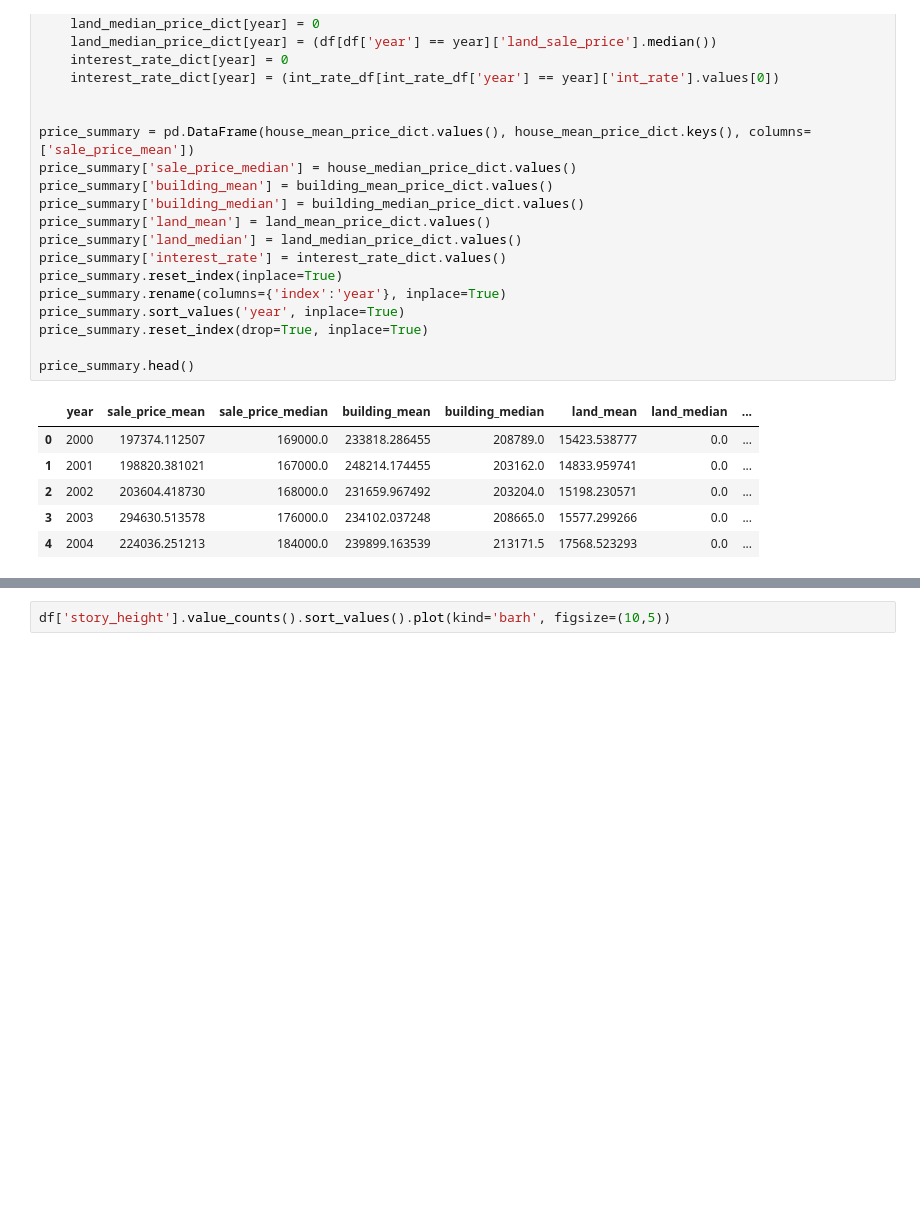
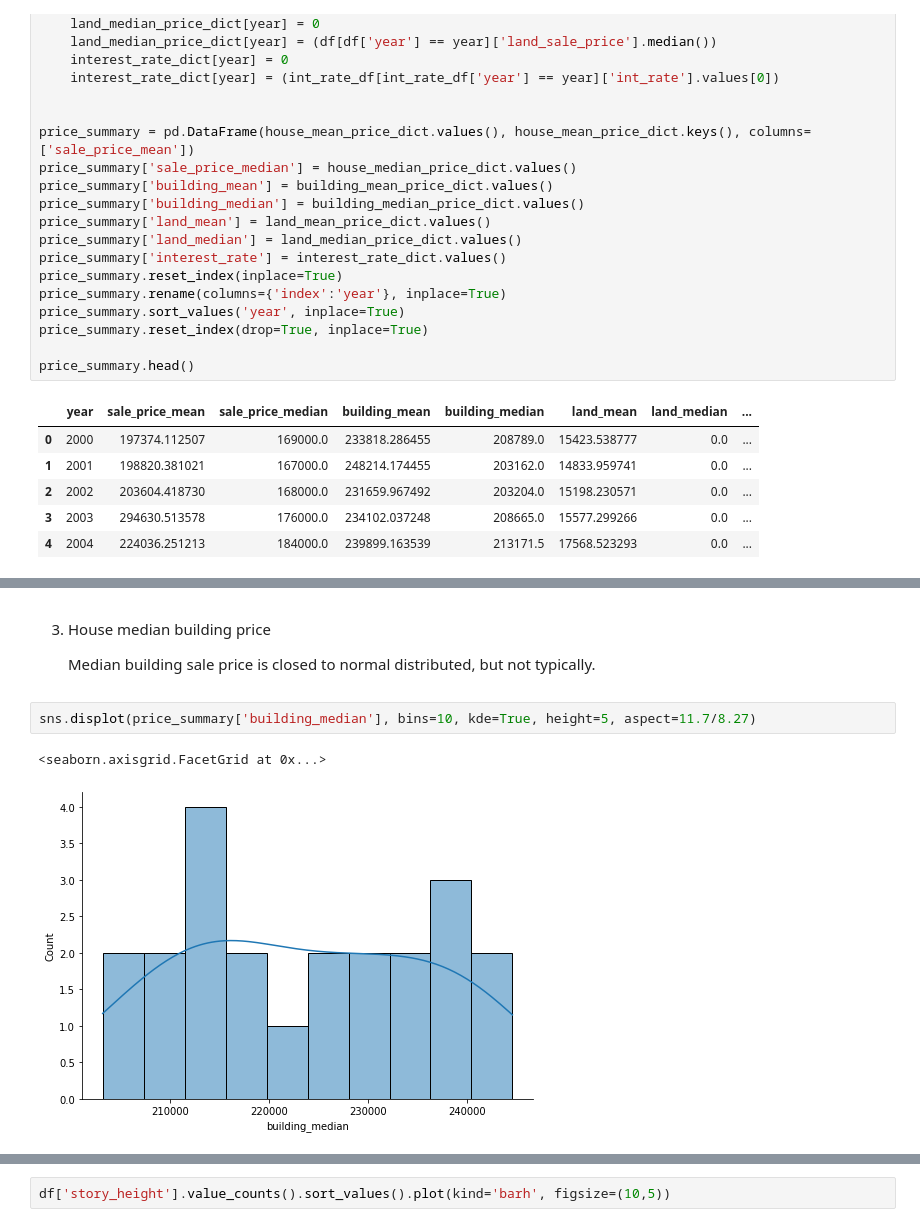
Before and after one commit to alisongh/SIADS-696-Milestone-II, a Jupyter notebook: analysis.ipynb, the cells around one changed output, grey strips where cells are left out. Drawn from its saved outputs; the diff is of its cells as text; blank space fills up the shorter version.

```diff
--- a/analysis.ipynb
+++ b/analysis.ipynb
@@ -96,0 +126,9 @@ plt.show()
+# %% [markdown]
+3. House median building price
+
+   Median building sale price is closed to normal distributed, but not typically.
+# %%
+sns.displot(price_summary['building_median'], bins=10, kde=True, height=5, aspect=11.7/8.27)
+# %% [output]
+<seaborn.axisgrid.FacetGrid at 0x...>
+[figure, added]
```
Also changed, not shown: parts of 38 cells of this notebook.
